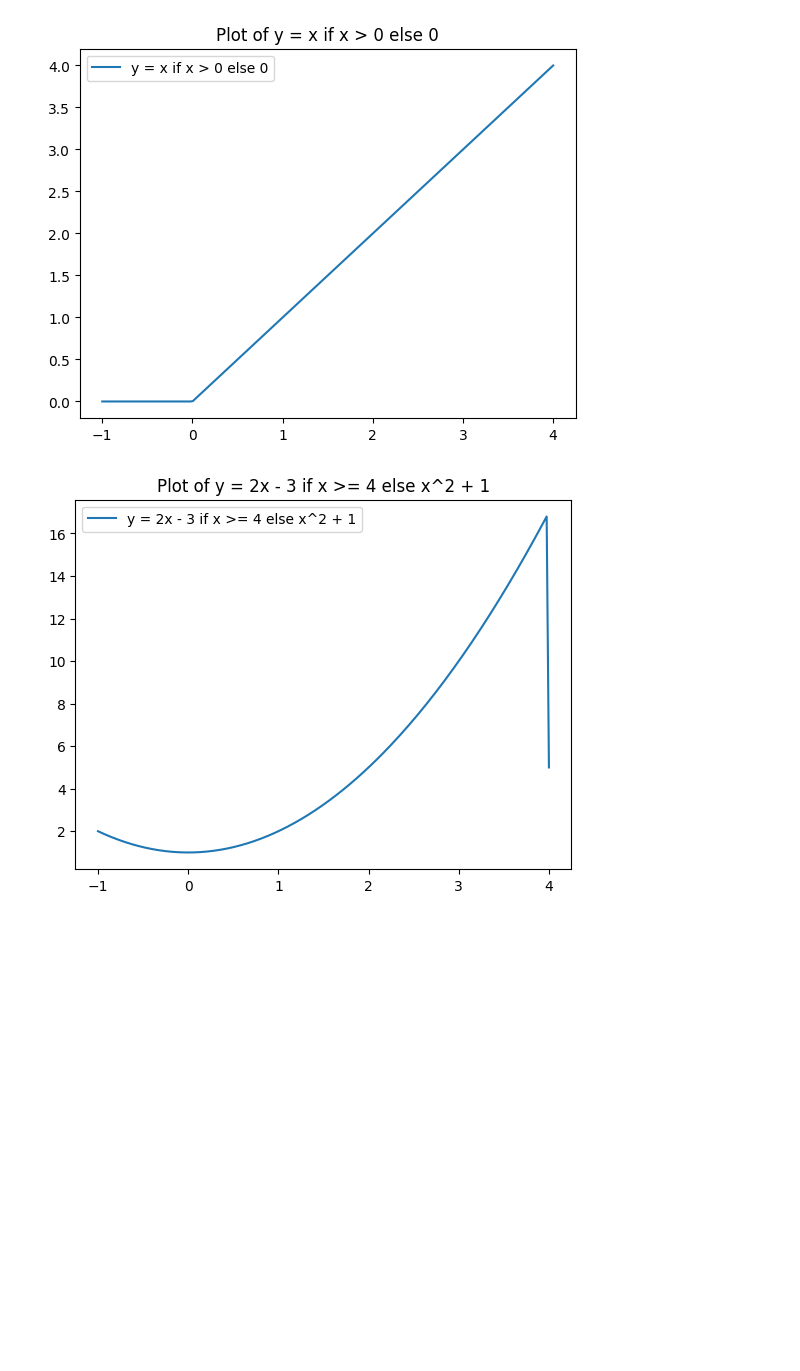
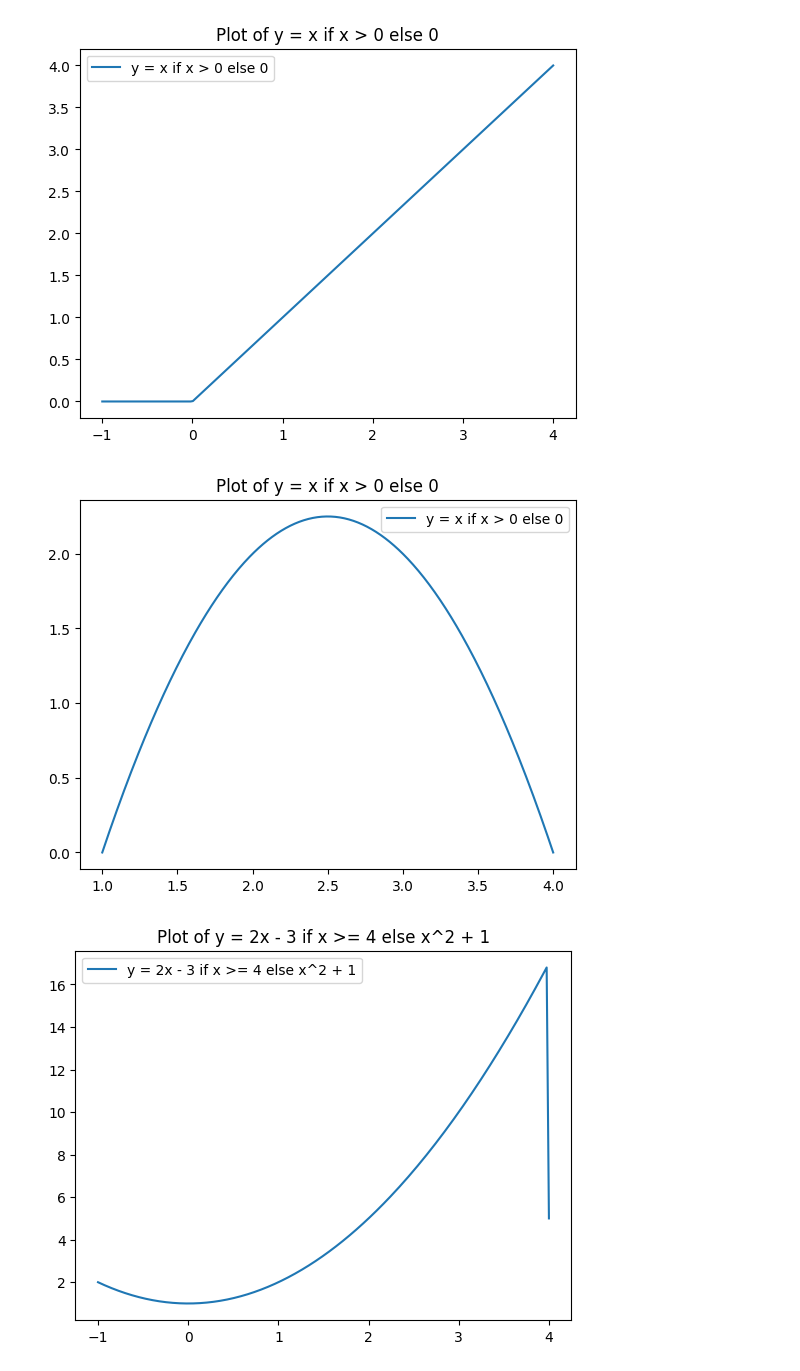
Before and after one commit to Pavan19047/SAMSUNG-INNOVATION-CAMPUS, a Jupyter notebook: main.ipynb, the cells around one changed output. Saved outputs shown, nothing was run; the diff lists cells and outputs as text; code cells hidden in the pictures; blank space fills up the shorter version.

```diff
--- a/main.ipynb
+++ b/main.ipynb
@@ -323,6 +323,15 @@ plt.legend()
 plt.show()
 # %% [output]
 [figure]
+# %%
+x = np.linspace(1, 4, 500)
+y = -x**2+5*x-4
+plt.plot(x, y, label='y = x if x > 0 else 0')
+plt.title("Plot of y = x if x > 0 else 0")
+plt.legend()
+plt.show()
+# %% [output]
+[figure, added]
 # %%
 y = np.where(x >= 4, 2*x-3, x**2+1)
 plt.plot(x, y, label='y = 2x - 3 if x >= 4 else x^2 + 1')
```
Also changed, not shown: parts of 1 cell of this notebook.
